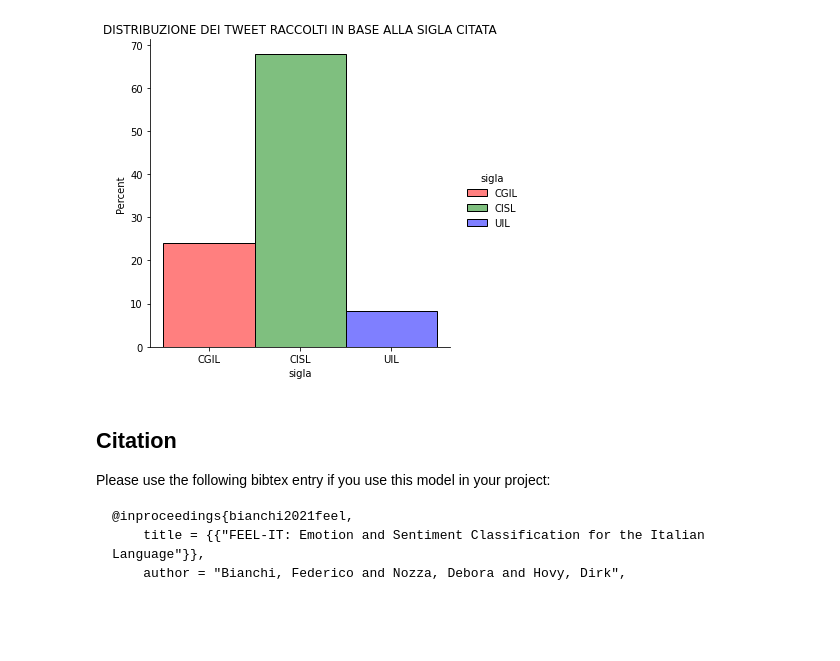
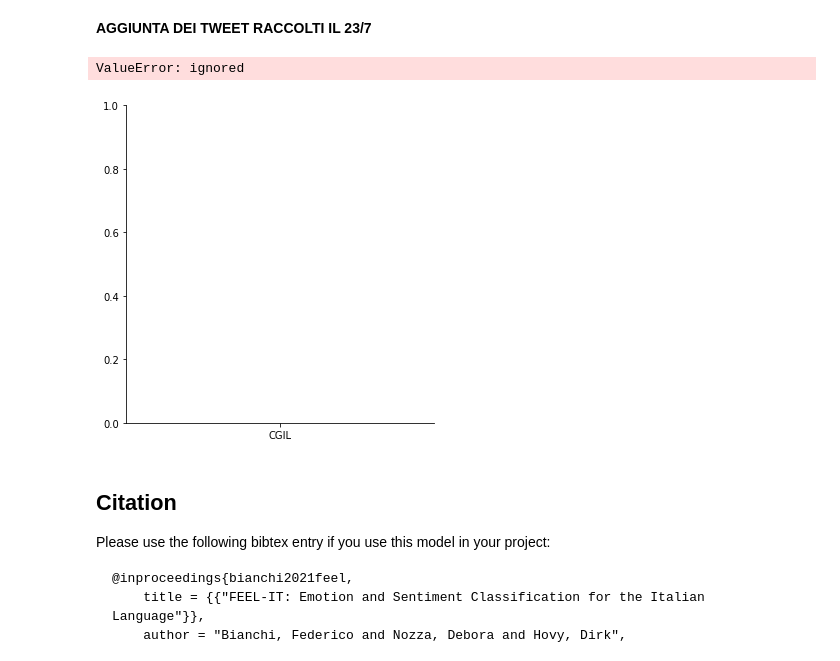
Before and after one commit to paolofesta/prove, a Jupyter notebook: TESI.ipynb, the cells around one changed output. Cells and saved outputs as stored; diff of their text form; code cells hidden in the pictures; blank space fills up the shorter version.

```diff
--- a/TESI.ipynb
+++ b/TESI.ipynb
@@ -112,9 +112,16 @@ data=pd.read_csv(r'/content/data')
+# %% [markdown]
+**AGGIUNTA DEI TWEET RACCOLTI IL 23/7**
+# %%
+d1=pd.read_csv(r'/content/data')
+d2=pd.read_csv(r'/content/data2(23-7)')
+data=pd.concat([d1,d2])
 # %%
-ax=sns.displot(data=data,x='sigla',hue="sigla",palette=['r','g','b'],stat="percent")
+sns.displot(data,x='sigla',hue="sigla",palette=['r','g','b'],stat="percent")
 plt.title('DISTRIBUZIONE DEI TWEET RACCOLTI IN BASE ALLA SIGLA CITATA')
 print()
 # %% [output]
+ValueError: ignored
-[figure, old version]
+[figure, new version]
 # %%
 import re
 import gensim
```
Also changed, not shown: parts of 2 cells of this notebook.
